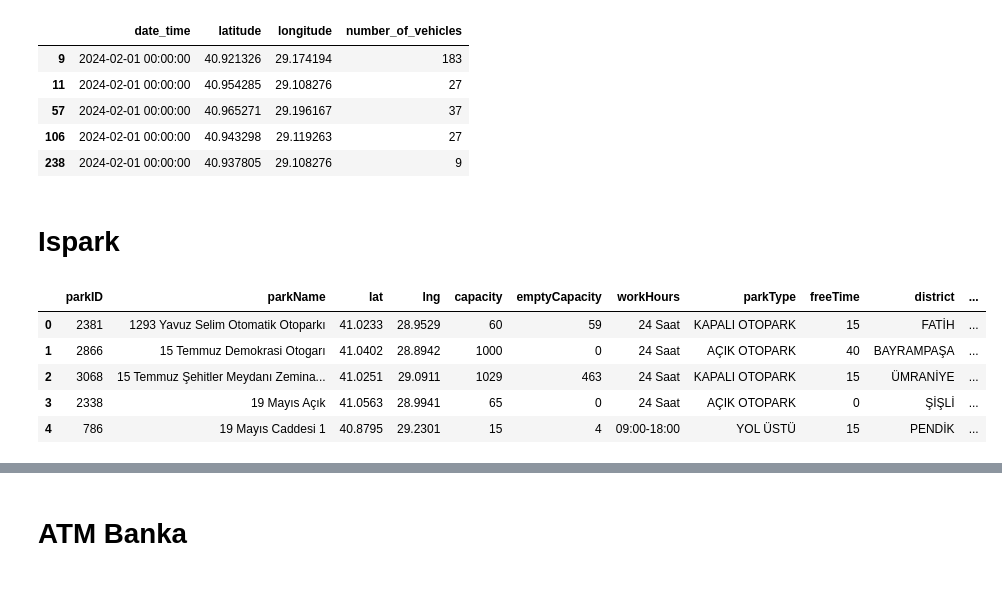
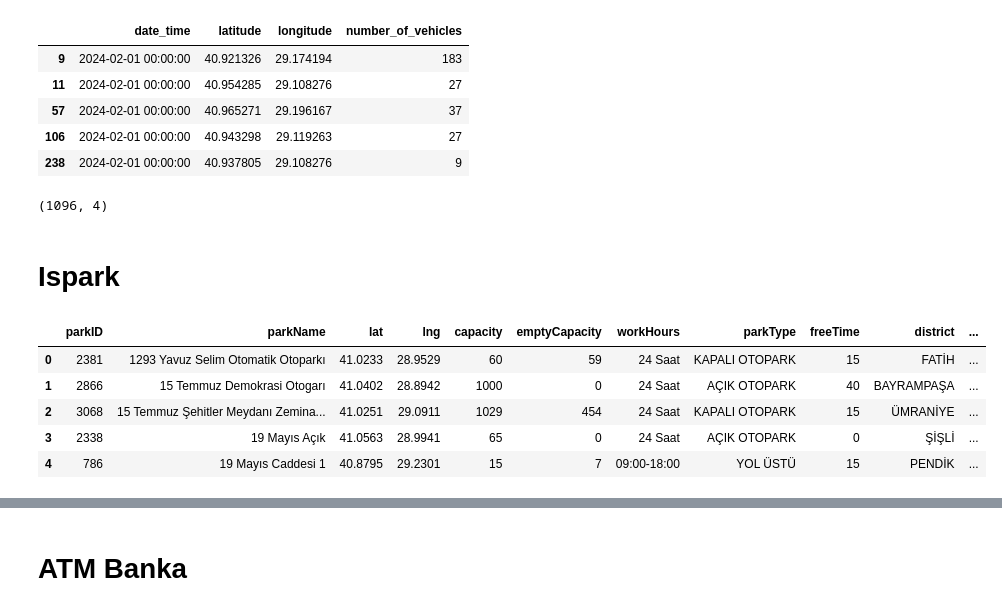
Before and after one commit to umutky/engineering_project, a Jupyter notebook: prepare_data.ipynb, the cells around one changed output, grey strips where cells are left out. Cells and saved outputs as stored; diff of their text form; code cells hidden in the pictures.

```diff
--- a/prepare_data.ipynb
+++ b/prepare_data.ipynb
@@ -154,28 +165,33 @@ maltepe_trafik.head()
 | 57 | 2024-02-01 00:00:00 | 40.965271 | 29.196167 | 37 |
 | 106 | 2024-02-01 00:00:00 | 40.943298 | 29.119263 | 27 |
 | 238 | 2024-02-01 00:00:00 | 40.937805 | 29.108276 | 9 |
+# %%
+spesifik_trafik = maltepe_trafik[(maltepe_trafik['date_time']<='2024-02-05 21:00:00') & ((maltepe_trafik['date_time']>='2024-02-05 12:00:00'))]
+spesifik_trafik.shape
+# %% [output]
+(1096, 4)
 # %% [markdown]
 # Ispark
 # %%
 import pandas as pd
 import requests
 
 # JSON verisini al
 response = requests.get("https://api.ibb.gov.tr/ispark/Park")
 otoparklar = response.json()
 
 # JSON verisini DataFrame'e dönüştür
-otoparklar = pd.DataFrame(data)
+otoparklar = pd.DataFrame(otoparklar)
 
 # DataFrame'i görüntüle
 otoparklar.head()
 # %% [output]
 |  | parkID | parkName | lat | lng | capacity | emptyCapacity | workHours | parkType | freeTime | district | ... |
 | 0 | 2381 | 1293 Yavuz Selim Otomatik Otoparkı | 41.0233 | 28.9529 | 60 | 59 | 24 Saat | KAPALI OTOPARK | 15 | FATİH | ... |
 | 1 | 2866 | 15 Temmuz Demokrasi Otogarı | 41.0402 | 28.8942 | 1000 | 0 | 24 Saat | AÇIK OTOPARK | 40 | BAYRAMPAŞA | ... |
-| 2 | 3068 | 15 Temmuz Şehitler Meydanı Zemina... | 41.0251 | 29.0911 | 1029 | 463 | 24 Saat | KAPALI OTOPARK | 15 | ÜMRANİYE | ... |
+| 2 | 3068 | 15 Temmuz Şehitler Meydanı Zemina... | 41.0251 | 29.0911 | 1029 | 454 | 24 Saat | KAPALI OTOPARK | 15 | ÜMRANİYE | ... |
 | 3 | 2338 | 19 Mayıs Açık | 41.0563 | 28.9941 | 65 | 0 | 24 Saat | AÇIK OTOPARK | 0 | ŞİŞLİ | ... |
-| 4 | 786 | 19 Mayıs Caddesi 1 | 40.8795 | 29.2301 | 15 | 4 | 09:00-18:00 | YOL ÜSTÜ | 15 | PENDİK | ... |
+| 4 | 786 | 19 Mayıs Caddesi 1 | 40.8795 | 29.2301 | 15 | 7 | 09:00-18:00 | YOL ÜSTÜ | 15 | PENDİK | ... |
 # %%
 maltepe_otopark = otoparklar[otoparklar['district'] == 'MALTEPE']
 maltepe_otopark = maltepe_otopark[['parkName', 'lat', 'lng']]
```
Also changed, not shown: parts of 18 cells of this notebook, 2 other files.
